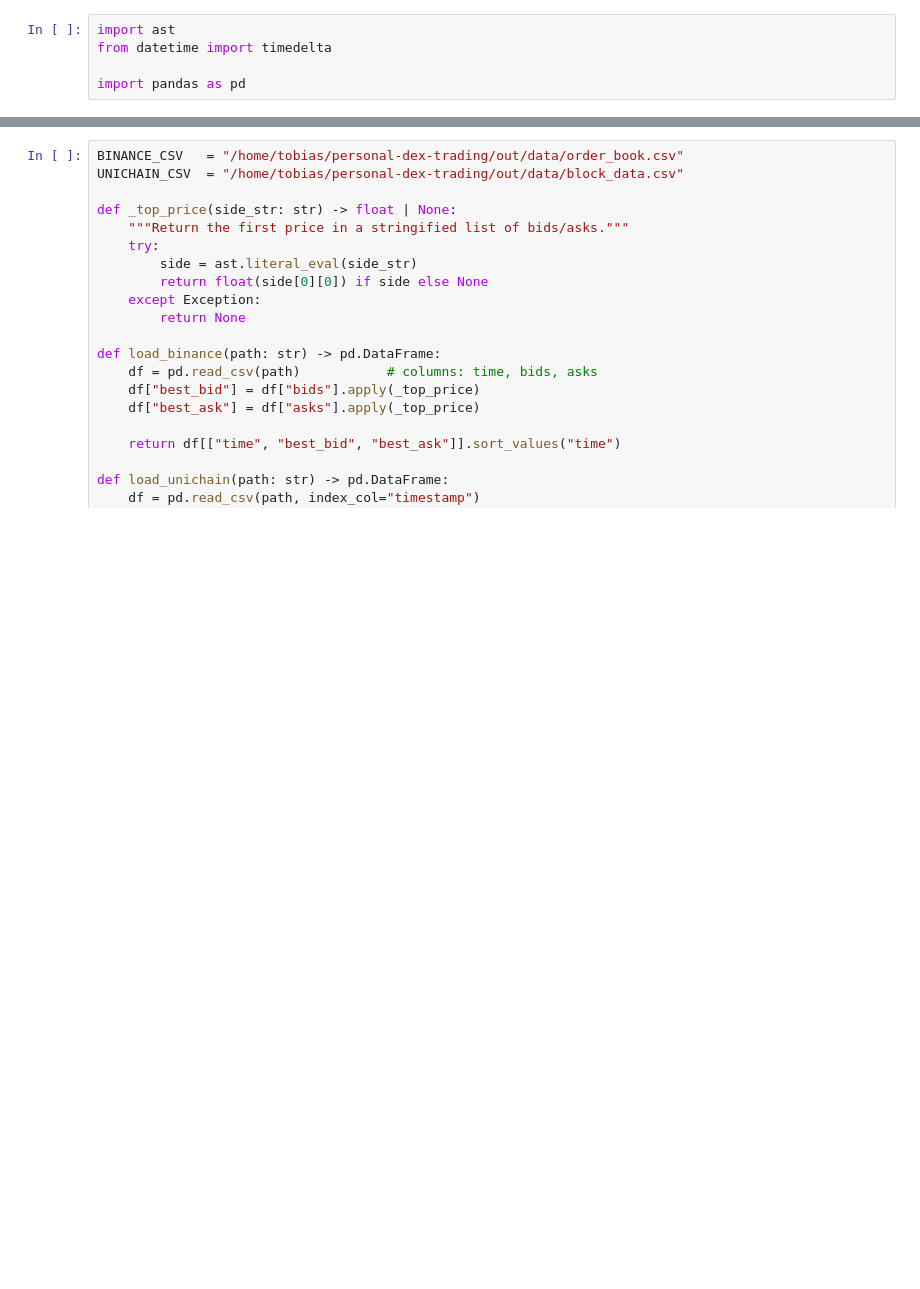
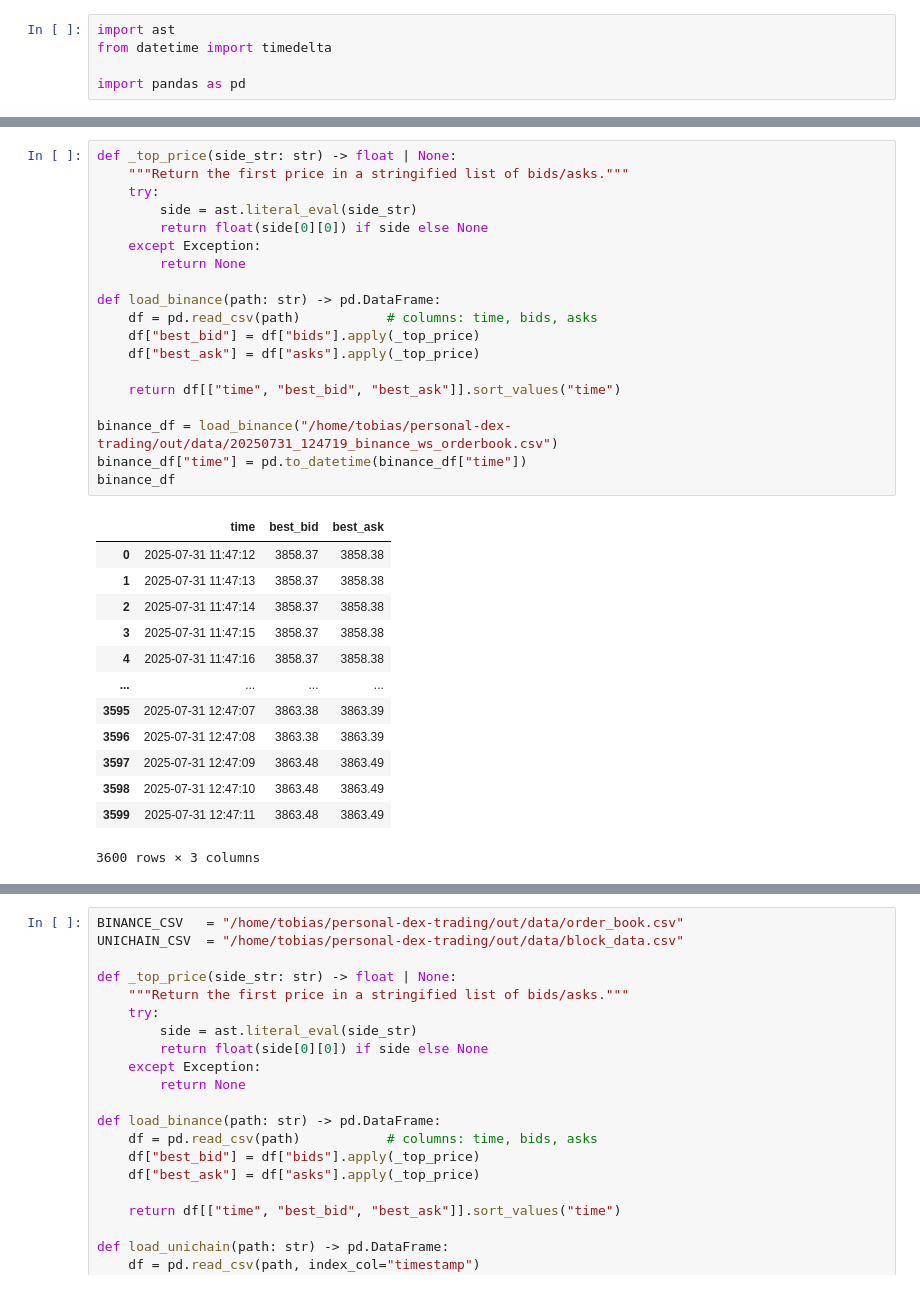
Before and after one commit to tobias727/dex-arb-trader, a Jupyter notebook: notebooks/data-analysis.ipynb, the cells around one changed output, grey strips where cells are left out. Drawn from its saved outputs; the diff is of its cells as text; blank space fills up the shorter version.

```diff
--- a/notebooks/data-analysis.ipynb
+++ b/notebooks/data-analysis.ipynb
@@ -26,0 +26,33 @@ df
+# %%
+def _top_price(side_str: str) -> float | None:
+    """Return the first price in a stringified list of bids/asks."""
+    try:
+        side = ast.literal_eval(side_str)
+        return float(side[0][0]) if side else None
+    except Exception:
+        return None
+
+def load_binance(path: str) -> pd.DataFrame:
+    df = pd.read_csv(path)           # columns: time, bids, asks
+    df["best_bid"] = df["bids"].apply(_top_price)
+    df["best_ask"] = df["asks"].apply(_top_price)
+
+    return df[["time", "best_bid", "best_ask"]].sort_values("time")
+
+binance_df = load_binance("/home/tobias/personal-dex-trading/out/data/20250731_124719_binance_ws_orderbook.csv")
+binance_df["time"] = pd.to_datetime(binance_df["time"])
+binance_df
+# %% [output]
+|  | time | best_bid | best_ask |
+| 0 | 2025-07-31 11:47:12 | 3858.37 | 3858.38 |
+| 1 | 2025-07-31 11:47:13 | 3858.37 | 3858.38 |
+| 2 | 2025-07-31 11:47:14 | 3858.37 | 3858.38 |
+| 3 | 2025-07-31 11:47:15 | 3858.37 | 3858.38 |
+| 4 | 2025-07-31 11:47:16 | 3858.37 | 3858.38 |
+| ... | ... | ... | ... |
+| 3595 | 2025-07-31 12:47:07 | 3863.38 | 3863.39 |
+| 3596 | 2025-07-31 12:47:08 | 3863.38 | 3863.39 |
+| 3597 | 2025-07-31 12:47:09 | 3863.48 | 3863.49 |
+| 3598 | 2025-07-31 12:47:10 | 3863.48 | 3863.49 |
+| 3599 | 2025-07-31 12:47:11 | 3863.48 | 3863.49 |
+3600 rows × 3 columns
```
Also changed, not shown: parts of 4 cells of this notebook, 5 other files.
